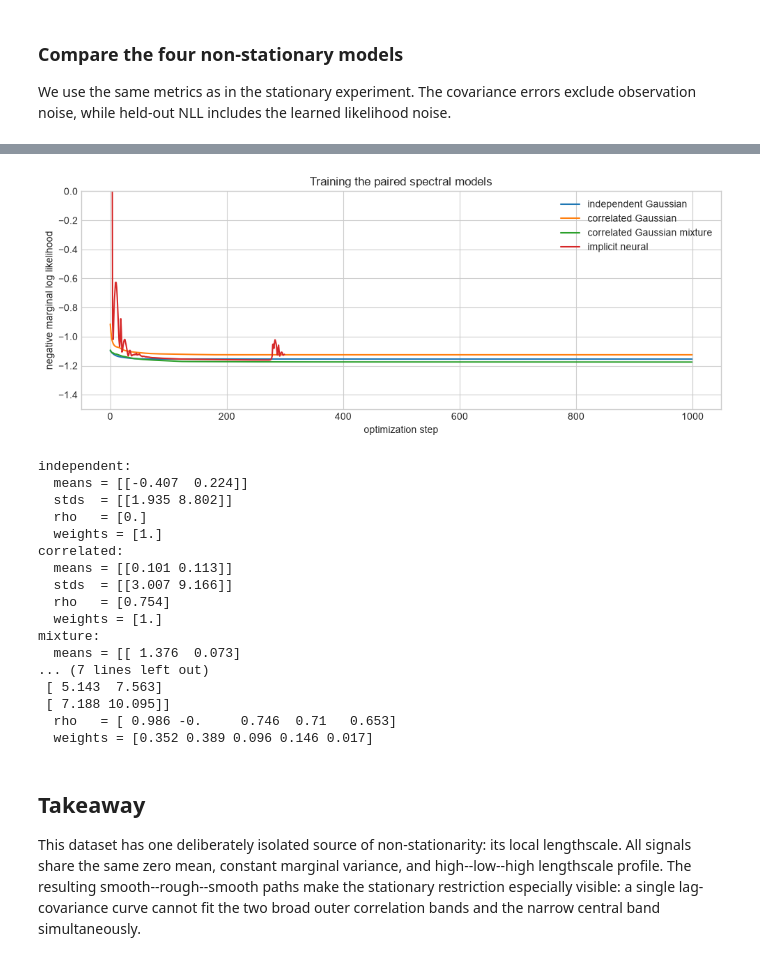
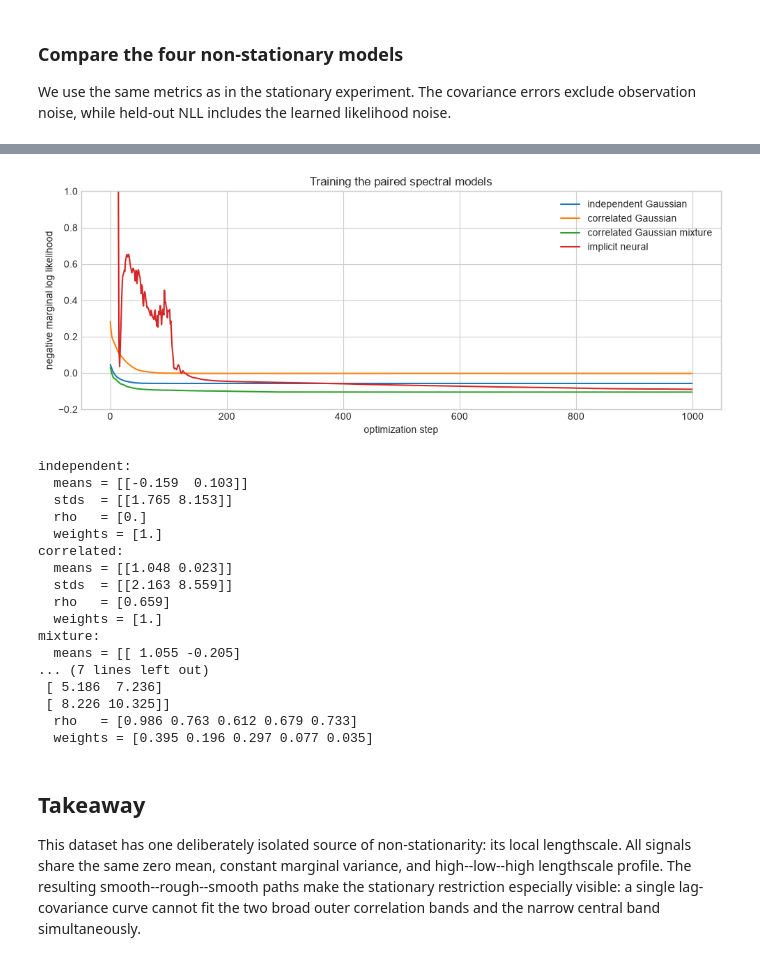
Before and after one commit to OLMOS-PM/GPPS_2026, a Jupyter notebook: 5-gp_nonstationary_kernels.ipynb, the cells around one changed output, grey strips where cells are left out. Drawn from its saved outputs; the diff is of its cells as text; code cells hidden in the pictures.

```diff
--- a/5-gp_nonstationary_kernels.ipynb
+++ b/5-gp_nonstationary_kernels.ipynb
@@ -331,12 +332,13 @@ step 1000/1000 | loss=-0.9912 | spectral_means=[ 0.029  0.928  2.842  4.568 10.7
 
 An MLP with four hidden layers maps simple Gaussian noise to frequencies. This can learn a complicated multimodal spectrum without evaluating a spectral density. Paired sine/cosine features still produce a stationary kernel: neural flexibility changes the shape of $k(\tau)$, not its dependence on absolute position.
 # %%
+n_hidden_units = 32
 implicit_model, implicit_likelihood = build_implicit_spectral_gp(
     train_x_tensor,
     fit_curves_tensor,
     noise_dimension=20,
-    num_frequencies=300,
-    hidden_features=(32, 32, 32, 32),  # four hidden MLP layers
+    num_frequencies=num_rff_features,
+    hidden_features=(n_hidden_units, n_hidden_units, n_hidden_units, n_hidden_units),  # four hidden MLP layers
     initial_frequency_scale=5.0,
     initial_outputscale=1.0,
     initial_noise=noise_std**2,
@@ -617,7 +619,7 @@ from train_paired_spectral_gp import (
     train_paired_spectral_gp,
 )
 
-num_paired_frequencies = 300
+num_paired_frequencies = num_rff_features
 # %% [markdown]
 ### Model 1: one independent bivariate Gaussian
 
@@ -703,7 +705,7 @@ mixture_kernel = PairedGaussianRFFKernel(
     initial_stds=torch.tensor([
         [0.8, 1.0], [1.5, 2.0], [3.0, 4.0], [5.0, 7.0], [8.0, 10.0]
     ]),
-    num_pairs_per_component=num_paired_frequencies // 5,
+    num_pairs_per_component=num_paired_frequencies // num_components,
     correlated=True,
     initial_correlations=torch.full((5,), 0.7),
     initial_weights=torch.full((5,), 1.0 / 5.0),
@@ -738,9 +740,10 @@ $$\begin{bmatrix}w_1\\w_2\end{bmatrix}=g_\theta(\mathbf z).$$
 
 The generator uses four hidden MLP layers and can represent nonlinear dependence and non-Gaussian, multimodal joint shapes without requiring us to evaluate $p(w_1,w_2)$. The samples are differentiable because the randomness resides in the parameter-free input $\mathbf z$, while the sampled frequencies are deterministic differentiable functions of $\theta$. A small squared-frequency penalty discourages unnecessarily extreme frequencies.
 # %%
+
 paired_implicit_kernel = PairedImplicitRFFKernel(
     noise_dimension=5, num_pairs=num_paired_frequencies,
-    hidden_features=(10, 10, 10, 10),  # four hidden MLP layers
+    hidden_features=(n_hidden_units, n_hidden_units, n_hidden_units, n_hidden_units),  # four hidden MLP layers
     initial_frequency_scale=10.0, seed=seed + 204,
 )
 paired_implicit_model, paired_implicit_likelihood = build_paired_spectral_gp(
@@ -750,7 +753,7 @@ paired_implicit_model, paired_implicit_likelihood = build_paired_spectral_gp(
 paired_implicit_history = train_paired_spectral_gp(
     paired_implicit_model, paired_implicit_likelihood,
     train_x_tensor, fit_curves_tensor,
-    num_steps=1000, learning_rate=0.004, frequency_penalty_weight=0.0,
+    num_steps=1000, learning_rate=0.004, frequency_penalty_weight=1e-4,
     print_every=100,
 )
 # %% [output]
@@ -830,45 +833,45 @@ plt.show()
 # %%
 fig, ax = plt.subplots(figsize=(10, 4))
 ax.plot(independent_history.loss, label="independent Gaussian")
 ax.plot(correlated_history.loss, label="correlated Gaussian")
 ax.plot(mixture_history.loss, label="correlated Gaussian mixture")
 ax.plot(paired_implicit_history.loss, label="implicit neural")
 ax.set(xlabel="optimization step", ylabel="negative marginal log likelihood",
        title="Training the paired spectral models")
-ax.set_ylim(-1.5,0)
+ax.set_ylim(-0.2,1)
 ax.legend()
 fig.tight_layout()
 plt.show()
 
 for name, kernel in {
     "independent": independent_kernel,
     "correlated": correlated_kernel,
     "mixture": mixture_kernel,
 }.items():
     print(f"{name}:")
     print("  means =", np.round(kernel.means.detach().cpu().numpy(), 3))
     print("  stds  =", np.round(kernel.stds.detach().cpu().numpy(), 3))
     print("  rho   =", np.round(kernel.correlations.detach().cpu().numpy(), 3))
     print("  weights =", np.round(kernel.mixture_weights.detach().cpu().numpy(), 3))
 # %% [output]
-[figure, old version]
+[figure, new version]
 independent:
-  means = [[-0.407  0.224]]
-  stds  = [[1.935 8.802]]
+  means = [[-0.159  0.103]]
+  stds  = [[1.765 8.153]]
   rho   = [0.]
   weights = [1.]
 correlated:
-  means = [[0.101 0.113]]
-  stds  = [[3.007 9.166]]
-  rho   = [0.754]
+  means = [[1.048 0.023]]
+  stds  = [[2.163 8.559]]
+  rho   = [0.659]
   weights = [1.]
 mixture:
-  means = [[ 1.376  0.073]
+  means = [[ 1.055 -0.205]
 ... (7 lines left out)
- [ 5.143  7.563]
- [ 7.188 10.095]]
-  rho   = [ 0.986 -0.     0.746  0.71   0.653]
-  weights = [0.352 0.389 0.096 0.146 0.017]
+ [ 5.186  7.236]
+ [ 8.226 10.325]]
+  rho   = [0.986 0.763 0.612 0.679 0.733]
+  weights = [0.395 0.196 0.297 0.077 0.035]
 # %% [markdown]
 ## Takeaway
 
```
Also changed, not shown: parts of 21 cells of this notebook.
